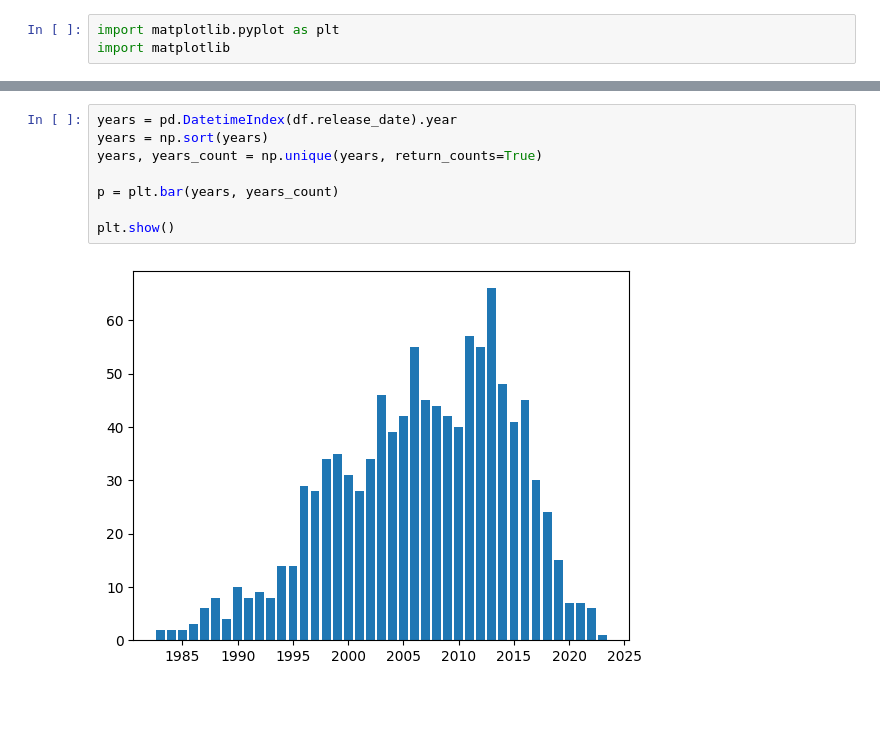
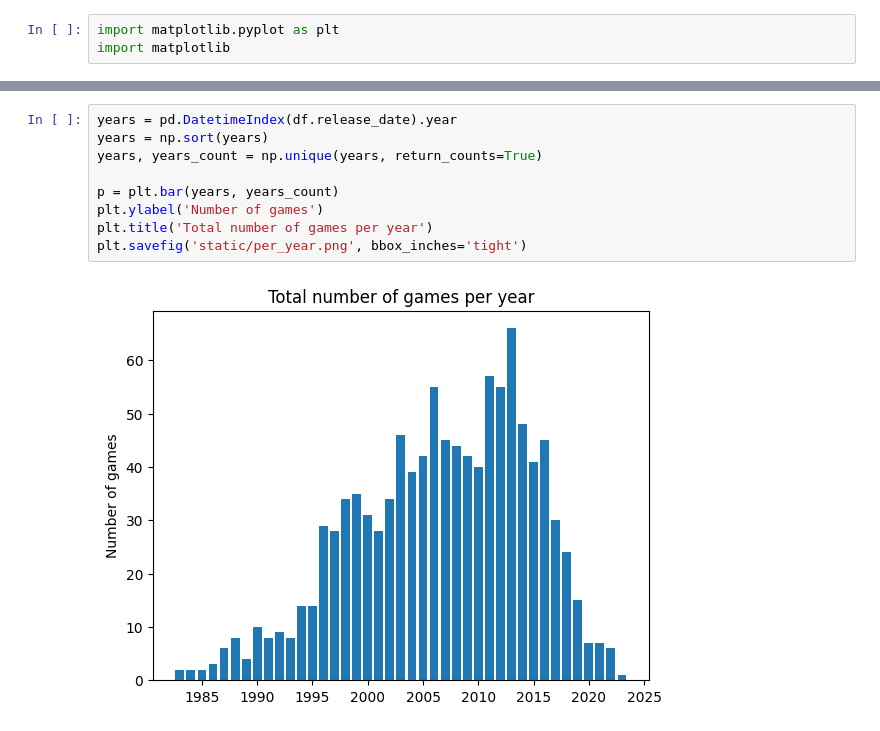
Before and after one commit to Nertsal/dwv-project, a Jupyter notebook: Assignment.ipynb, the cells around one changed output, grey strips where cells are left out. Drawn from its saved outputs; the diff is of its cells as text; blank space fills up the shorter version.

```diff
--- a/Assignment.ipynb
+++ b/Assignment.ipynb
@@ -116,10 +125,11 @@ plot_majority(df.publisher, 0.015)
 # %%
 years = pd.DatetimeIndex(df.release_date).year
 years = np.sort(years)
 years, years_count = np.unique(years, return_counts=True)
 
 p = plt.bar(years, years_count)
-
-plt.show()
+plt.ylabel('Number of games')
+plt.title('Total number of games per year')
+plt.savefig('static/per_year.png', bbox_inches='tight')
 # %% [output]
-[figure, old version]
+[figure, new version]
```
Also changed, not shown: parts of 8 cells of this notebook, 4 other files.
